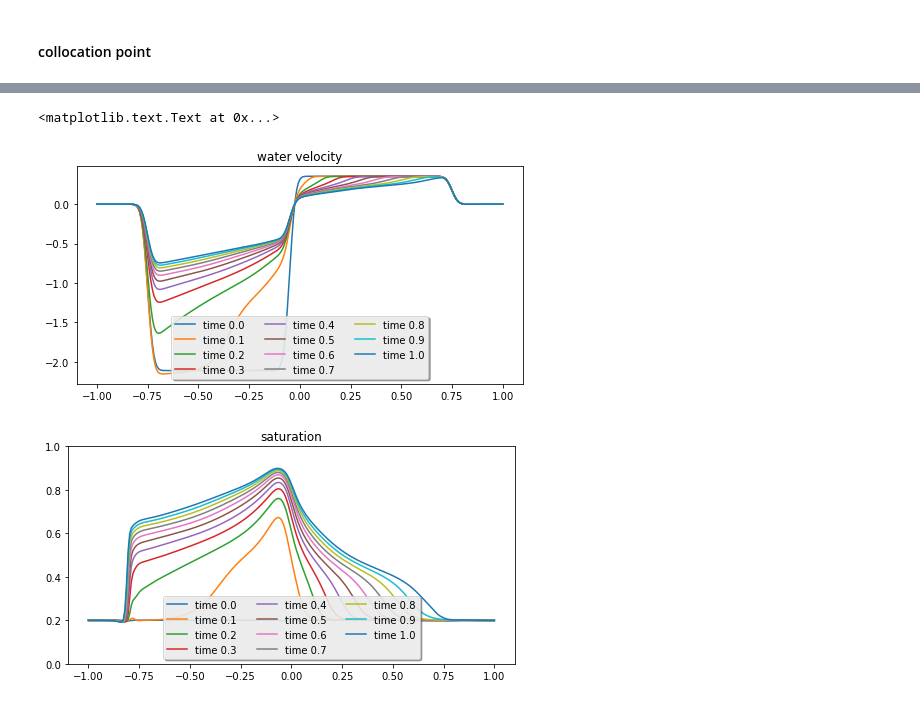
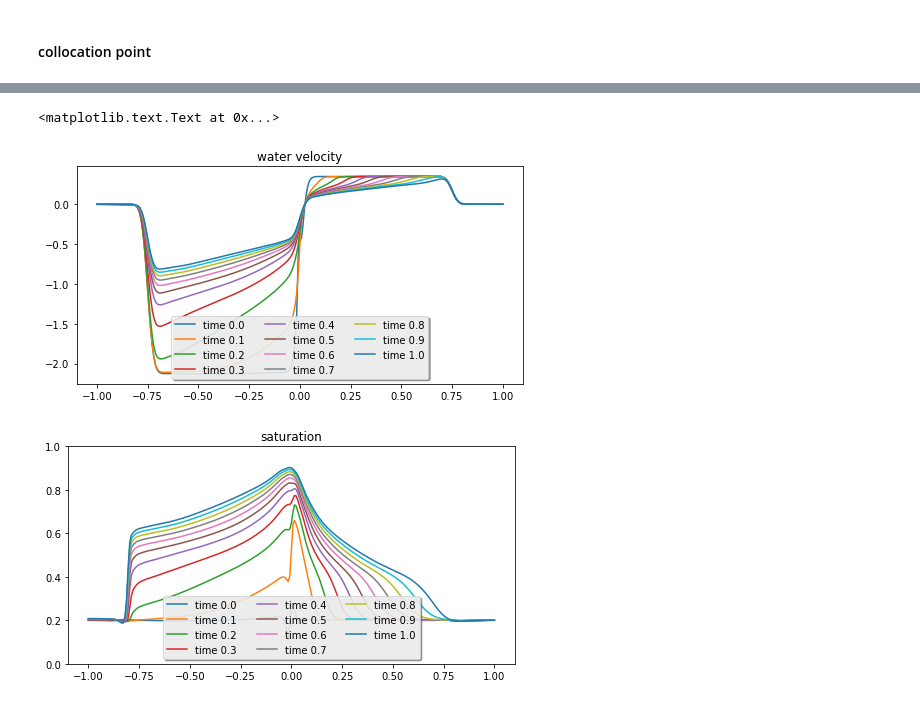
Before and after one commit to zxzhaixiang/physics-informed-neuralnet, a Jupyter notebook: mine/1D_simple_reservoir_simulation.ipynb, the cells around one changed output, grey strips where cells are left out. Saved outputs shown, nothing was run; the diff lists cells and outputs as text; code cells hidden in the pictures.

```diff
--- a/mine/1D_simple_reservoir_simulation.ipynb
+++ b/mine/1D_simple_reservoir_simulation.ipynb
@@ -88,7 +89,7 @@ class PhysicsInformedNN:
         #XT_boundary, U_boundary: where to enforece boundary condition. X_boundary is a 2D array (location and time), U_boundary is 2D array
         #XT_f: where to enforce physics equations
 
-        #u is a 1 by 2 vector storing pressure and saturation
+        #u is a 1 by 2 vector storing velocity and saturation
 
         self.lb = lb
         self.ub = ub
@@ -197,16 +198,13 @@ class PhysicsInformedNN:
         sw = u[:,1:2]
         sw_t = tf.gradients(sw,t)[0]
 
-        #Q=-1 if x=-0.75, otherwise 0
-        #Q_prod = -0.5*(tf.sign(x-0.72)+tf.sign(0.78-x))
+        #Q=-1 if x=-0.75 or -6 at 0.75, otherwise 0
         Q_prod = - 1*tf.exp(-900.0*tf.pow(x-0.75,2)) \
         - 6*tf.exp(-900.0*tf.pow(x+0.75,2))
 
-        #Qw = 1 if x=0.75, otherwise 0
-        #Q_inj = 0.5*(tf.sign(x+0.78)+tf.sign(-0.72-x))
-        Q_inj = 7*tf.exp(-900.0*tf.pow(x+0.05,2))
+        #Qw = 7 if x=-0.05, otherwise 0
+        Q_inj = 7*tf.exp(-900.0*tf.pow(x,2))
 
-        #gamma(1-sw)^n+sw^n
         if self.relpermn==1:
             if self.gamma==1:
                 mobility = 1.0
@@ -261,9 +259,9 @@ class PhysicsInformedNN:
 # %% [markdown]
 ## Training Neural Net with Initial & Boundary Condition and Physics Laws
 # %%
-N_i = 256 #number of points to enforce on initial condition
-N_b = 128 #number of points to enforce on boundary condition
-N_f = 512 #number of points to enforce on physics
+N_i = 32 #number of points to enforce on initial condition
+N_b = 32 #number of points to enforce on boundary condition
+N_f = 256 #number of points to enforce on physics
 
 #layers = [2, 20, 20, 20, 20, 1]
 layers = [2, 20, 20, 20, 20, 20, 20, 2]
@@ -306,4 +304,8 @@ ub = np.array([x.max(),t.max()])
 
 XT_f = lb + (ub-lb)*lhs(2, N_f)
 
-XT_f = np.r_[XT_boundary,XT_f, np.c_[X_initial,0*X_initial]]
+x_nearWell = np.r_[lhs(1,8)*0.2-0.85,lhs(1,8)*0.2+0.65,lhs(1,8)*0.2-0.1]
+t_forNearWell = np.linspace(0,1,17)
+X_nearWell,T_forNearWell = np.meshgrid(x_nearWell,t_forNearWell)
+
+XT_f = np.r_[XT_boundary,XT_f, np.c_[X_initial,0*X_initial], np.c_[X_nearWell.flatten(),T_forNearWell.flatten()]]
@@ -369,26 +375,24 @@ plt.title('S')
 # %%
 plt.figure(figsize=(8,4))
 for tmp_i in range(0,t_star.shape[0],10):
     tmp_t = t_star[tmp_i]
-    tmp_x_t = np.c_[x_star,np.ones(x_star.shape)*tmp_t]
-    v_pred, _, _, _ = model.predict(tmp_x_t)
+    tmp_v_pred = V_pred[tmp_i]
 
-    plt.plot(x_star,v_pred,label='time %2.1f' % (tmp_t))
+    plt.plot(x_star,tmp_v_pred,label='time %2.1f' % (tmp_t))
     #plt.plot(Exact[tmp_i,:],':')
 plt.legend(loc='lower center',ncol=3, fancybox=True, shadow=True)
 plt.title('water velocity')
 
 plt.figure(figsize=(8,4))
 for tmp_i in range(0,t_star.shape[0],10):
     tmp_t = t_star[tmp_i]
-    tmp_x_t = np.c_[x_star,np.ones(x_star.shape)*tmp_t]
-    _, s_pred, _, _ = model.predict(tmp_x_t)
+    tmp_s_pred = S_pred[tmp_i]
 
-    plt.plot(x_star,s_pred,label='time %2.1f' % (tmp_t))
+    plt.plot(x_star,tmp_s_pred,label='time %2.1f' % (tmp_t))
 plt.ylim([0,1])
 plt.legend(loc='lower center',ncol=3, fancybox=True, shadow=True)
 plt.title('saturation')
 # %% [output]
 <matplotlib.text.Text at 0x...>
-[figure, old version]
+[figure, new version]
-[figure, old version]
+[figure, new version]
```
Also changed, not shown: parts of 5 cells of this notebook, 5 other files.
